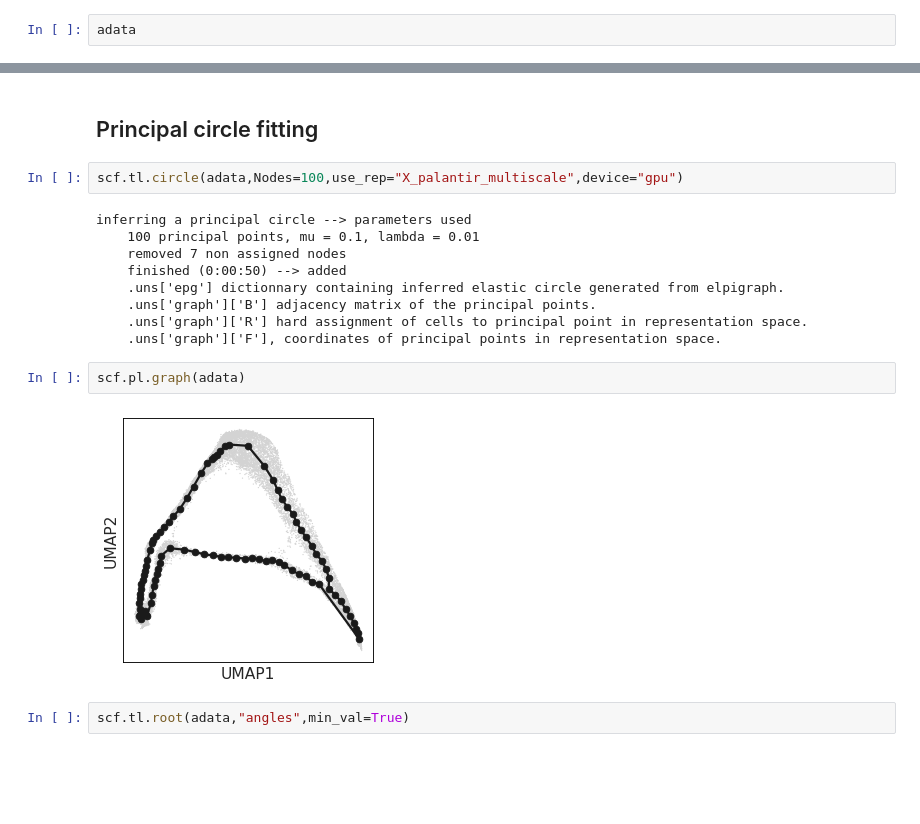
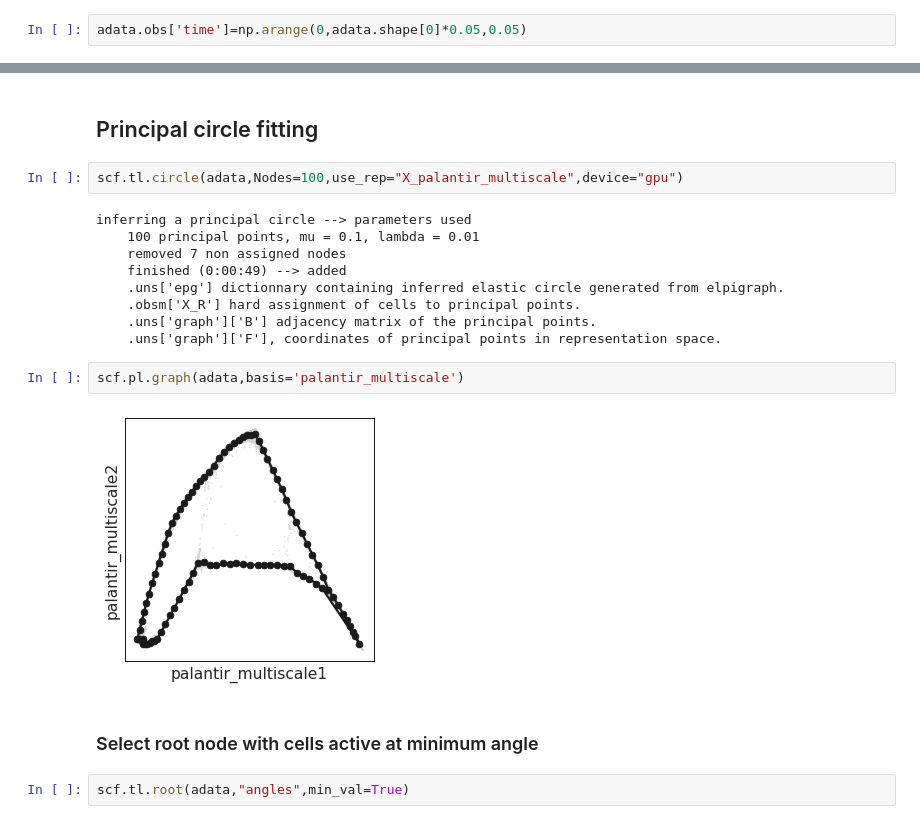
Before and after one commit to LouisFaure/scFates_notebooks, a Jupyter notebook: Beyond_scRNAseq.ipynb, the cells around one changed output, grey strips where cells are left out. Saved outputs shown, nothing was run; the diff lists cells and outputs as text; blank space fills up the shorter version.

```diff
--- a/Beyond_scRNAseq.ipynb
+++ b/Beyond_scRNAseq.ipynb
@@ -51,4 +51,4 @@ counts.shape
 adata=anndata.AnnData(counts)
 adata.obs['angles']=np.degrees(pd.read_csv(angle_u, header=None).values)
 # %%
-adata
+adata.obs['time']=np.arange(0,adata.shape[0]*0.05,0.05)
@@ -123,15 +116,17 @@ scf.tl.circle(adata,Nodes=100,use_rep="X_palantir_multiscale",device="gpu")
 inferring a principal circle --> parameters used
     100 principal points, mu = 0.1, lambda = 0.01
     removed 7 non assigned nodes
-    finished (0:00:50) --> added
+    finished (0:00:49) --> added
     .uns['epg'] dictionnary containing inferred elastic circle generated from elpigraph.
+    .obsm['X_R'] hard assignment of cells to principal points.
     .uns['graph']['B'] adjacency matrix of the principal points.
-    .uns['graph']['R'] hard assignment of cells to principal point in representation space.
     .uns['graph']['F'], coordinates of principal points in representation space.
 # %%
-scf.pl.graph(adata)
+scf.pl.graph(adata,basis='palantir_multiscale')
 # %% [output]
-[figure, old version]
+[figure, new version]
+# %% [markdown]
+### Select root node with cells active at minimum angle
 # %%
 scf.tl.root(adata,"angles",min_val=True)
 # %% [output]
```
Also changed, not shown: parts of 18 cells of this notebook.
